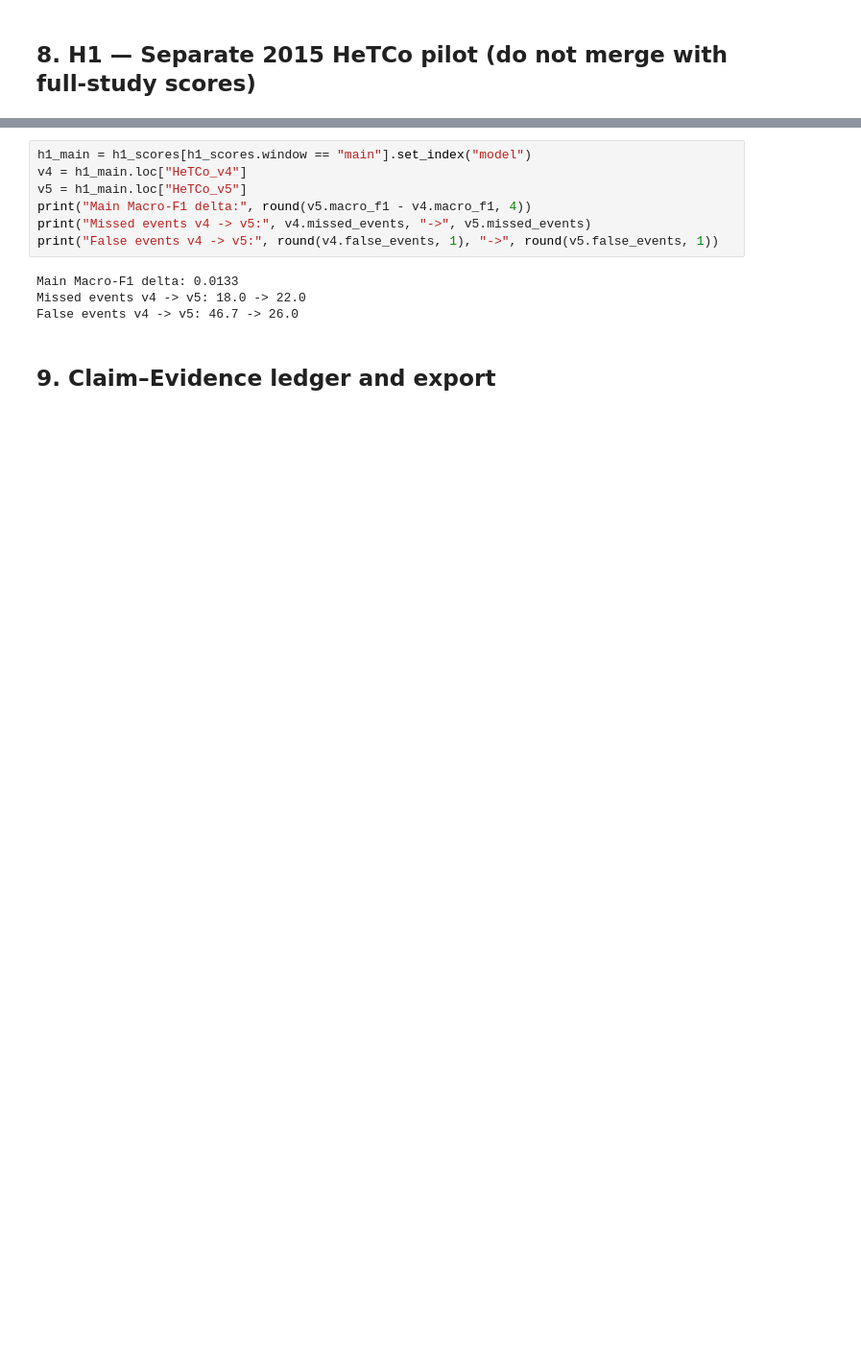
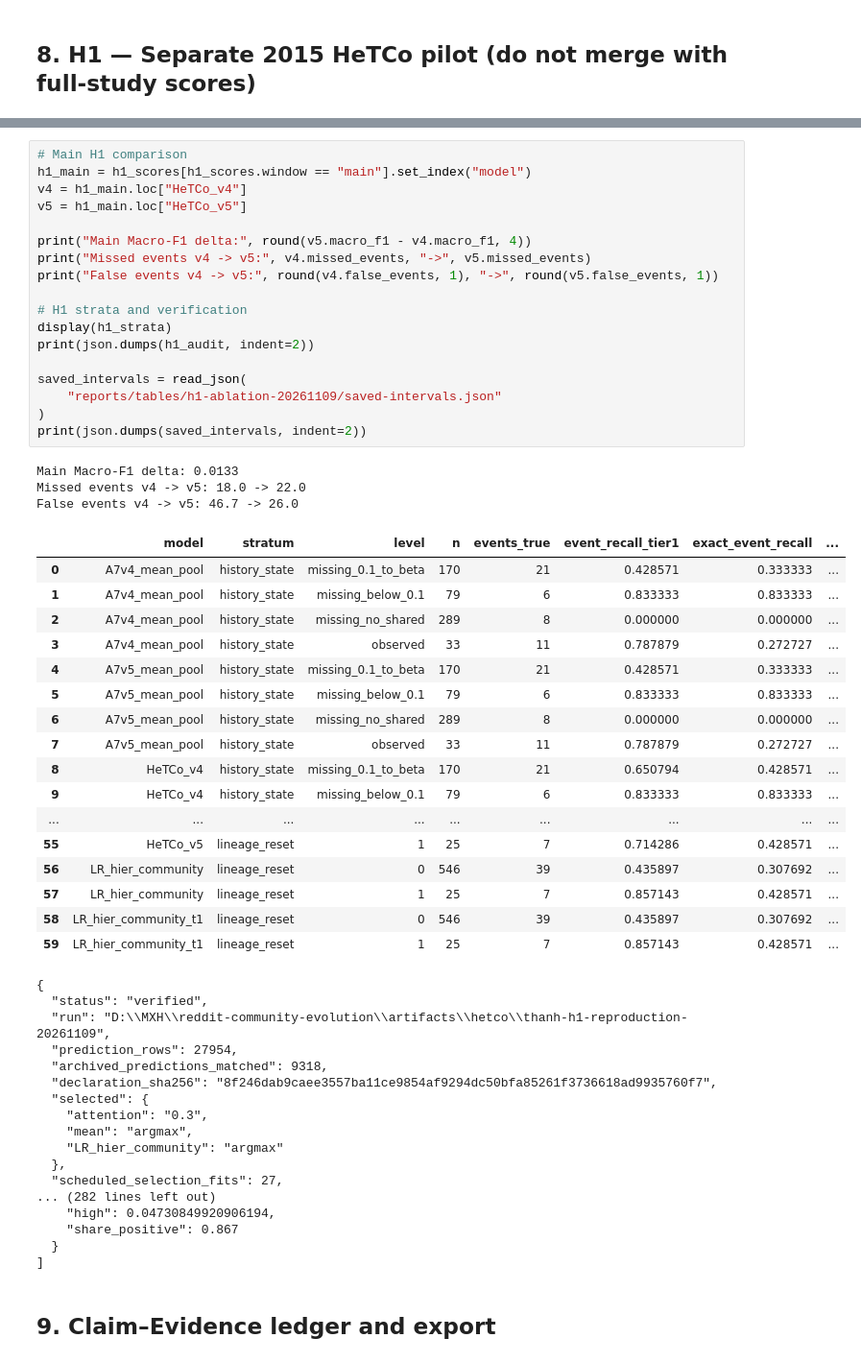
Before and after one commit to TamNgx179/reddit-community-evolution, a Jupyter notebook: notebooks/INTEGRATED_MIDTERM2_NOTEBOOK_20261111.ipynb, the cells around one changed output, grey strips where cells are left out. Shown at 96% size. Cells and saved outputs as stored; diff of their text form; blank space fills up the shorter version.

```diff
--- a/notebooks/INTEGRATED_MIDTERM2_NOTEBOOK_20261111.ipynb
+++ b/notebooks/INTEGRATED_MIDTERM2_NOTEBOOK_20261111.ipynb
@@ -380,16 +411,61 @@ assert h1_audit["decision"] == "H1 not supported; v4 retained; v5 reported as ab
 | 4 | rolling | mean | A7v4_mean_pool | A7v5_mean_pool | 0.374978 | 0.374978 | 0.000000 |
 | 5 | rolling | LR_hier_community | LR_hier_community | LR_hier_community_t1 | 0.381218 | 0.381218 | 0.000000 |
 # %%
+# Main H1 comparison
 h1_main = h1_scores[h1_scores.window == "main"].set_index("model")
 v4 = h1_main.loc["HeTCo_v4"]
 v5 = h1_main.loc["HeTCo_v5"]
+
 print("Main Macro-F1 delta:", round(v5.macro_f1 - v4.macro_f1, 4))
 print("Missed events v4 -> v5:", v4.missed_events, "->", v5.missed_events)
 print("False events v4 -> v5:", round(v4.false_events, 1), "->", round(v5.false_events, 1))
+
+# H1 strata and verification
+display(h1_strata)
+print(json.dumps(h1_audit, indent=2))
+
+saved_intervals = read_json(
+    "reports/tables/h1-ablation-20261109/saved-intervals.json"
+)
+print(json.dumps(saved_intervals, indent=2))
 # %% [output]
 Main Macro-F1 delta: 0.0133
 Missed events v4 -> v5: 18.0 -> 22.0
 False events v4 -> v5: 46.7 -> 26.0
+|  | model | stratum | level | n | events_true | event_recall_tier1 | exact_event_recall | ... |
+| 0 | A7v4_mean_pool | history_state | missing_0.1_to_beta | 170 | 21 | 0.428571 | 0.333333 | ... |
+| 1 | A7v4_mean_pool | history_state | missing_below_0.1 | 79 | 6 | 0.833333 | 0.833333 | ... |
+| 2 | A7v4_mean_pool | history_state | missing_no_shared | 289 | 8 | 0.000000 | 0.000000 | ... |
+| 3 | A7v4_mean_pool | history_state | observed | 33 | 11 | 0.787879 | 0.272727 | ... |
+| 4 | A7v5_mean_pool | history_state | missing_0.1_to_beta | 170 | 21 | 0.428571 | 0.333333 | ... |
+| 5 | A7v5_mean_pool | history_state | missing_below_0.1 | 79 | 6 | 0.833333 | 0.833333 | ... |
+| 6 | A7v5_mean_pool | history_state | missing_no_shared | 289 | 8 | 0.000000 | 0.000000 | ... |
+| 7 | A7v5_mean_pool | history_state | observed | 33 | 11 | 0.787879 | 0.272727 | ... |
+| 8 | HeTCo_v4 | history_state | missing_0.1_to_beta | 170 | 21 | 0.650794 | 0.428571 | ... |
+| 9 | HeTCo_v4 | history_state | missing_below_0.1 | 79 | 6 | 0.833333 | 0.833333 | ... |
+| ... | ... | ... | ... | ... | ... | ... | ... | ... |
+| 55 | HeTCo_v5 | lineage_reset | 1 | 25 | 7 | 0.714286 | 0.428571 | ... |
+| 56 | LR_hier_community | lineage_reset | 0 | 546 | 39 | 0.435897 | 0.307692 | ... |
+| 57 | LR_hier_community | lineage_reset | 1 | 25 | 7 | 0.857143 | 0.428571 | ... |
+| 58 | LR_hier_community_t1 | lineage_reset | 0 | 546 | 39 | 0.435897 | 0.307692 | ... |
+| 59 | LR_hier_community_t1 | lineage_reset | 1 | 25 | 7 | 0.857143 | 0.428571 | ... |
+{
+  "status": "verified",
+  "run": "D:\\MXH\\reddit-community-evolution\\artifacts\\hetco\\thanh-h1-reproduction-20261109",
+  "prediction_rows": 27954,
+  "archived_predictions_matched": 9318,
+  "declaration_sha256": "8f246dab9caee3557ba11ce9854af9294dc50bfa85261f3736618ad9935760f7",
+  "selected": {
+    "attention": "0.3",
+    "mean": "argmax",
+    "LR_hier_community": "argmax"
+  },
+  "scheduled_selection_fits": 27,
+... (282 lines left out)
+    "high": 0.04730849920906194,
+    "share_positive": 0.867
+  }
+]
 # %% [markdown]
 ## 9. Claim–Evidence ledger and export
 # %%
```
Also changed, not shown: parts of 2 cells of this notebook, 1 other file.
